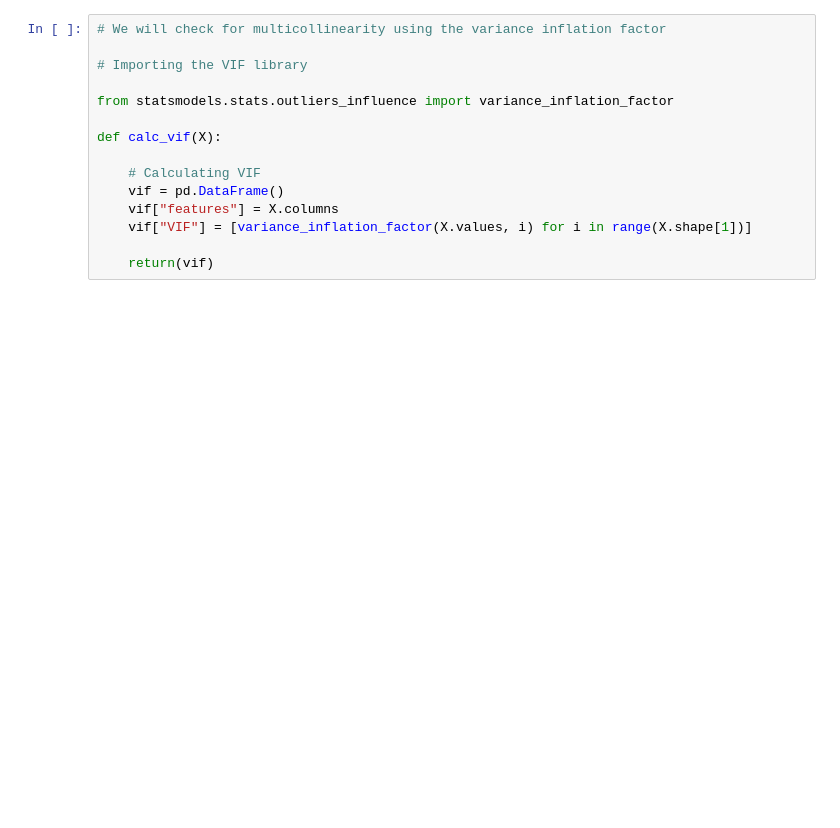
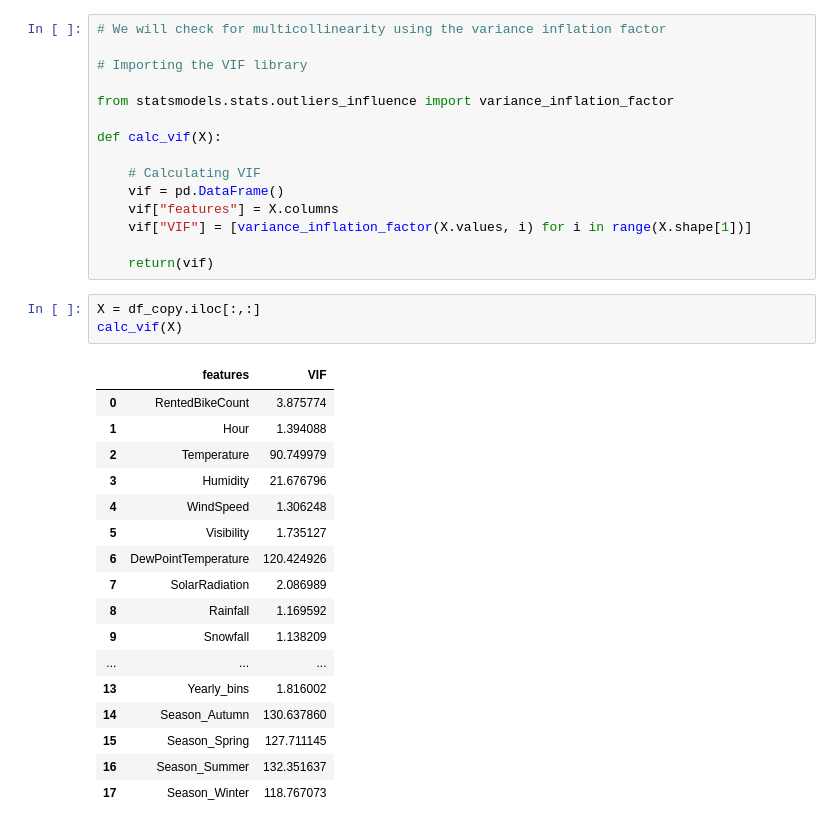
Before and after one commit to sagar2582/Capstone-2-Seoul-Bike-Sharing-Demand-Prediction, a Jupyter notebook: Seoul_Bike_Sharing_Demand_Prediction.ipynb, the cells around one changed output. Saved outputs shown, nothing was run; the diff lists cells and outputs as text; blank space fills up the shorter version.

```diff
--- a/Seoul_Bike_Sharing_Demand_Prediction.ipynb
+++ b/Seoul_Bike_Sharing_Demand_Prediction.ipynb
@@ -506,3 +606,24 @@ def calc_vif(X):
     vif["VIF"] = [variance_inflation_factor(X.values, i) for i in range(X.shape[1])]
 
     return(vif)
+# %%
+X = df_copy.iloc[:,:]
+calc_vif(X)
+# %% [output]
+|  | features | VIF |
+| 0 | RentedBikeCount | 3.875774 |
+| 1 | Hour | 1.394088 |
+| 2 | Temperature | 90.749979 |
+| 3 | Humidity | 21.676796 |
+| 4 | WindSpeed | 1.306248 |
+| 5 | Visibility | 1.735127 |
+| 6 | DewPointTemperature | 120.424926 |
+| 7 | SolarRadiation | 2.086989 |
+| 8 | Rainfall | 1.169592 |
+| 9 | Snowfall | 1.138209 |
+| ... | ... | ... |
+| 13 | Yearly_bins | 1.816002 |
+| 14 | Season_Autumn | 130.637860 |
+| 15 | Season_Spring | 127.711145 |
+| 16 | Season_Summer | 132.351637 |
+| 17 | Season_Winter | 118.767073 |
```
Also changed, not shown: parts of 21 cells of this notebook.
